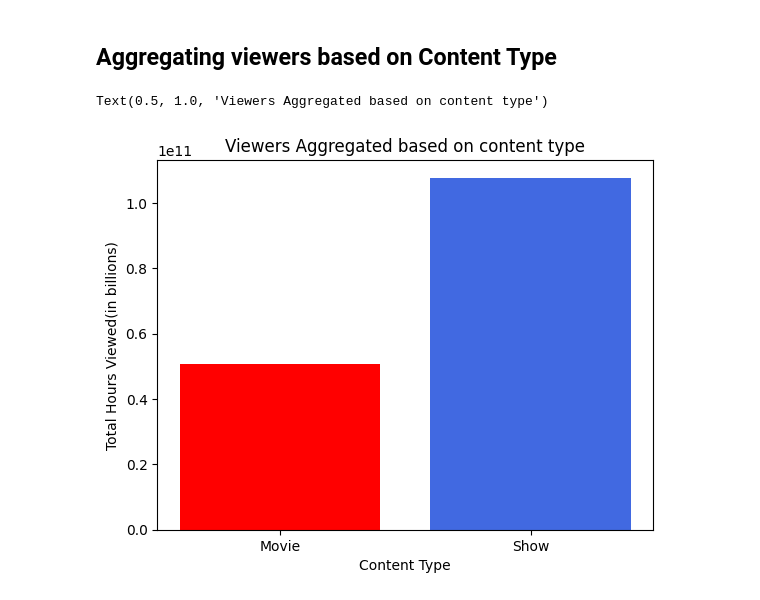
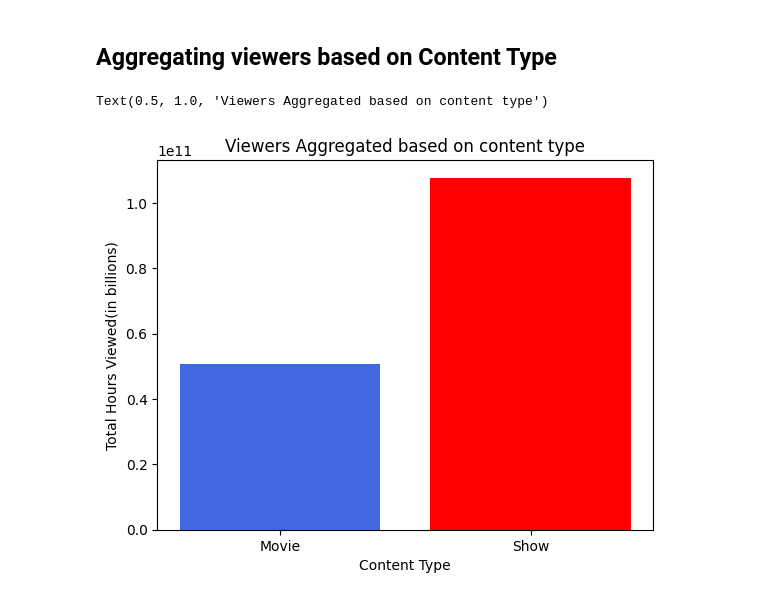
Before and after one commit to 0mcodes/Data-Analysis, a Jupyter notebook: Netflix content strategy/netflix.ipynb, the cells around one changed output. Cells and saved outputs as stored; diff of their text form; code cells hidden in the pictures.

```diff
--- a/Netflix content strategy/netflix.ipynb
+++ b/Netflix content strategy/netflix.ipynb
@@ -45,12 +45,12 @@ df[['Hours Viewed']].head()
 ## Aggregating viewers based on Content Type
 # %%
 content_type_viewership = df.groupby('Content Type')['Hours Viewed'].sum()
-colors = ['red','royalblue']
+colors = ['royalblue','red']
 
 plt.bar(content_type_viewership.index,content_type_viewership.values,color=colors)
 plt.xlabel('Content Type')
 plt.ylabel('Total Hours Viewed(in billions)')
 plt.title('Viewers Aggregated based on content type')
 # %% [output]
 Text(0.5, 1.0, 'Viewers Aggregated based on content type')
-[figure, old version]
+[figure, new version]
```
Also changed, not shown: parts of 22 cells of this notebook.
